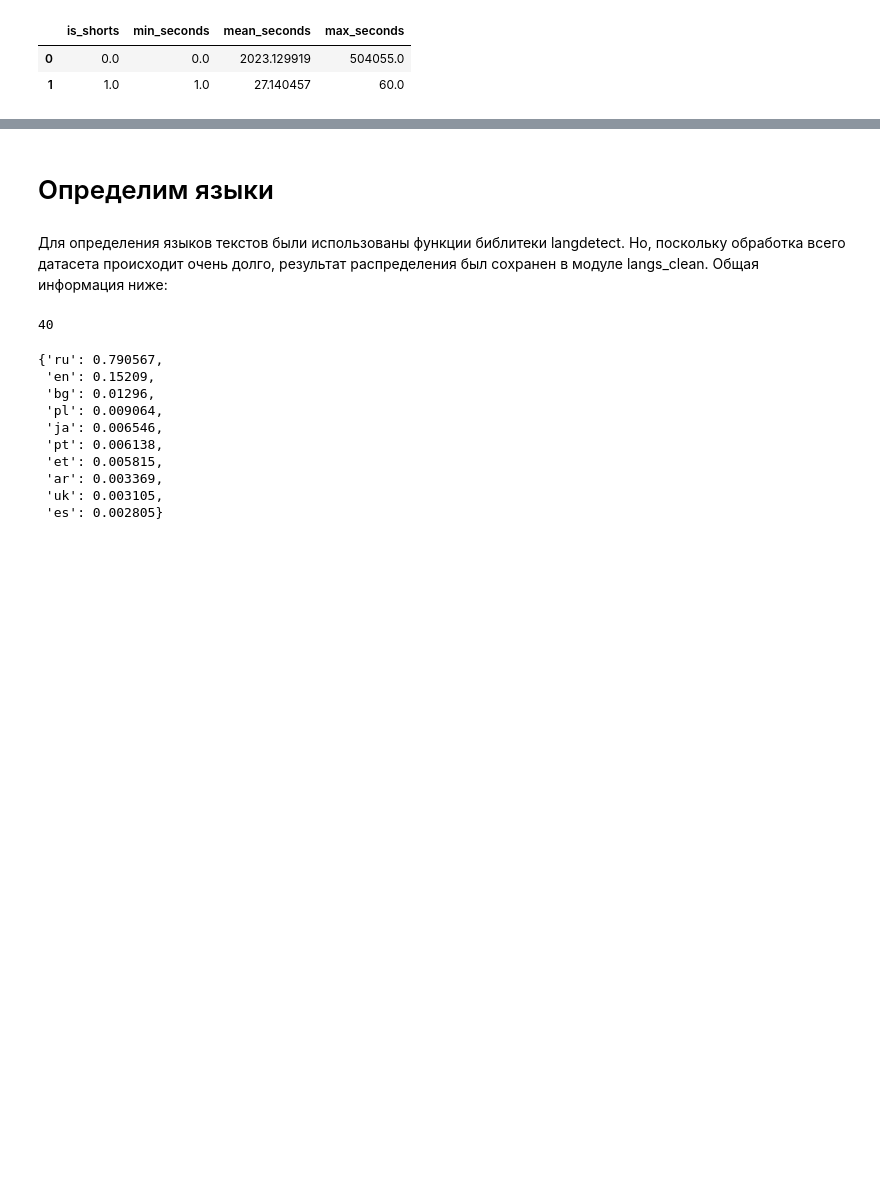
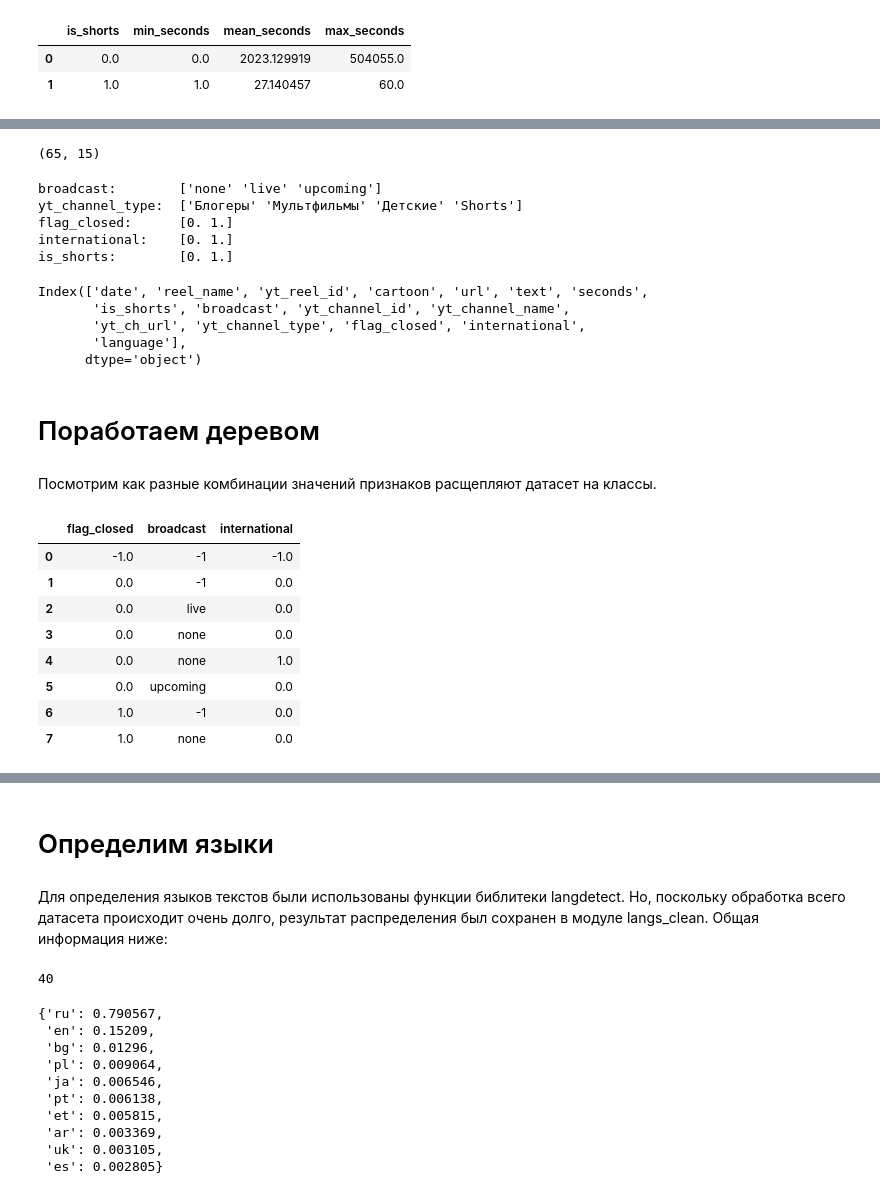
Before and after one commit to kogriv/smf, a Jupyter notebook: notebooks/01_eda.ipynb, the cells around one changed output, grey strips where cells are left out. Saved outputs shown, nothing was run; the diff lists cells and outputs as text; code cells hidden in the pictures; blank space fills up the shorter version.

```diff
--- a/notebooks/01_eda.ipynb
+++ b/notebooks/01_eda.ipynb
@@ -267,0 +278,26 @@ memory usage: 10.2+ MB
+# %%
+sample_dts = df_sample(dts,fields,5)
+# sample_dts.reset_index(inplace=True)
+sample_dts.shape
+# %% [output]
+(65, 15)
+# %%
+print('broadcast:       ',sample_dts.broadcast.unique())
+print('yt_channel_type: ',sample_dts.yt_channel_type.unique())
+print('flag_closed:     ',sample_dts.flag_closed.unique())
+print('international:   ',sample_dts.international.unique())
+print('is_shorts:       ',sample_dts.is_shorts.unique())
+# %% [output]
+broadcast:        ['none' 'live' 'upcoming']
+yt_channel_type:  ['Блогеры' 'Мультфильмы' 'Детские' 'Shorts']
+flag_closed:      [0. 1.]
+international:    [0. 1.]
+is_shorts:        [0. 1.]
+# %%
+print(dtr.columns)
+# %% [output]
+Index(['date', 'reel_name', 'yt_reel_id', 'cartoon', 'url', 'text', 'seconds',
+       'is_shorts', 'broadcast', 'yt_channel_id', 'yt_channel_name',
+       'yt_ch_url', 'yt_channel_type', 'flag_closed', 'international',
+       'language'],
+      dtype='object')
@@ -267,0 +310,16 @@ memory usage: 10.2+ MB
+# %% [markdown]
+# Поработаем деревом
+# %% [markdown]
+Посмотрим как разные комбинации значений признаков расщепляют датасет на классы.
+# %%
+dtr[dtr.cartoon!='none'].groupby(['flag_closed', 'broadcast', 'international']).size().reset_index().drop(columns=0)
+# %% [output]
+|  | flag_closed | broadcast | international |
+| 0 | -1.0 | -1 | -1.0 |
+| 1 | 0.0 | -1 | 0.0 |
+| 2 | 0.0 | live | 0.0 |
+| 3 | 0.0 | none | 0.0 |
+| 4 | 0.0 | none | 1.0 |
+| 5 | 0.0 | upcoming | 0.0 |
+| 6 | 1.0 | -1 | 0.0 |
+| 7 | 1.0 | none | 0.0 |
```
Also changed, not shown: parts of 441 cells of this notebook, 26 other files.
